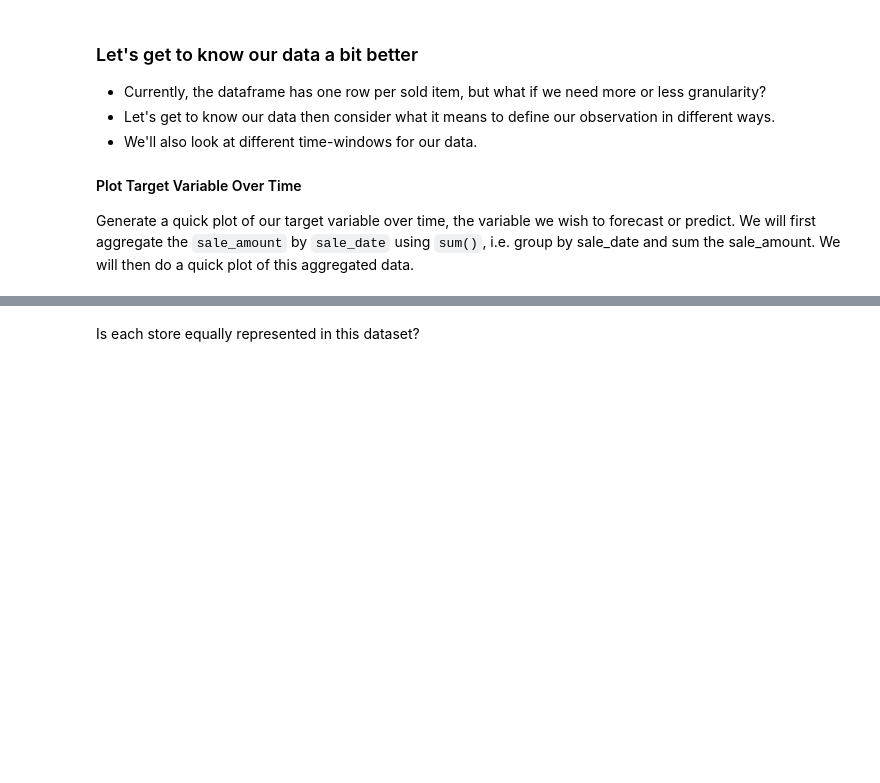
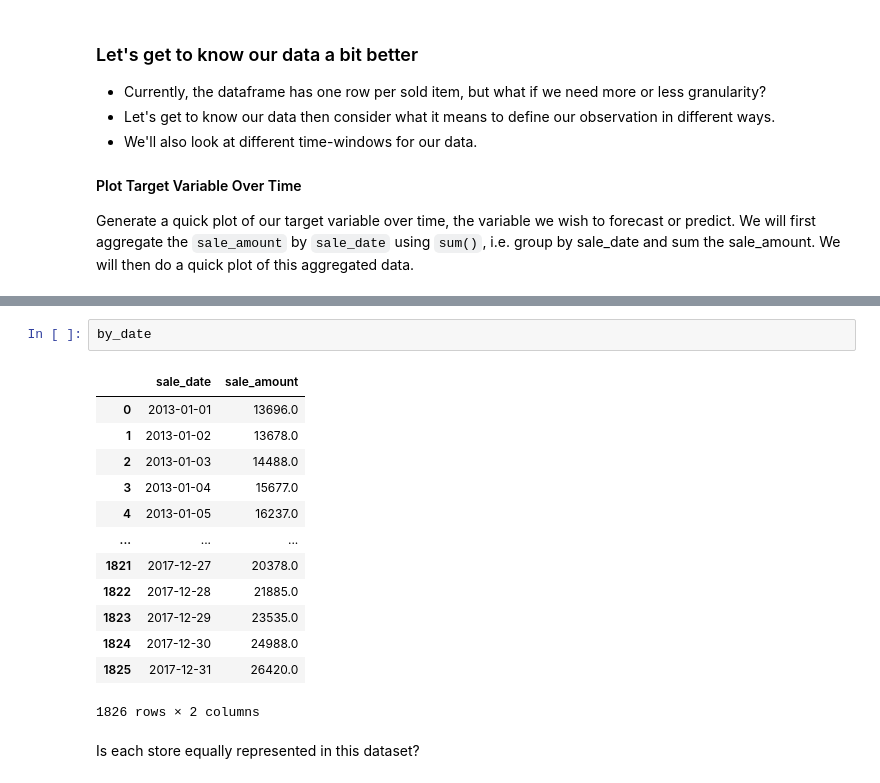
Before and after one commit to Tyler-Applegate/time-series-exercises, a Jupyter notebook: prepare_lesson.ipynb, the cells around one changed output, grey strips where cells are left out. Cells and saved outputs as stored; diff of their text form; blank space fills up the shorter version.

```diff
--- a/prepare_lesson.ipynb
+++ b/prepare_lesson.ipynb
@@ -191,3 +196,19 @@ by_date.plot(x='sale_date', y='sale_amount')
+# %%
+by_date
+# %% [output]
+|  | sale_date | sale_amount |
+| 0 | 2013-01-01 | 13696.0 |
+| 1 | 2013-01-02 | 13678.0 |
+| 2 | 2013-01-03 | 14488.0 |
+| 3 | 2013-01-04 | 15677.0 |
+| 4 | 2013-01-05 | 16237.0 |
+| ... | ... | ... |
+| 1821 | 2017-12-27 | 20378.0 |
+| 1822 | 2017-12-28 | 21885.0 |
+| 1823 | 2017-12-29 | 23535.0 |
+| 1824 | 2017-12-30 | 24988.0 |
+| 1825 | 2017-12-31 | 26420.0 |
+1826 rows × 2 columns
 # %% [markdown]
 Is each store equally represented in this dataset?
 # %%
```
Also changed, not shown: parts of 3 cells of this notebook, 3 other files.
